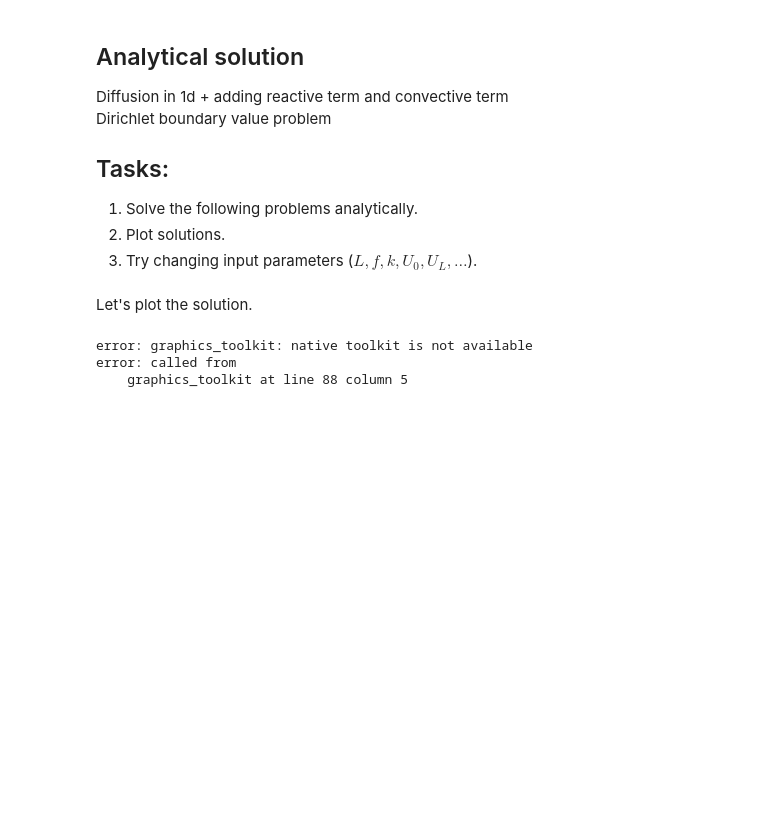
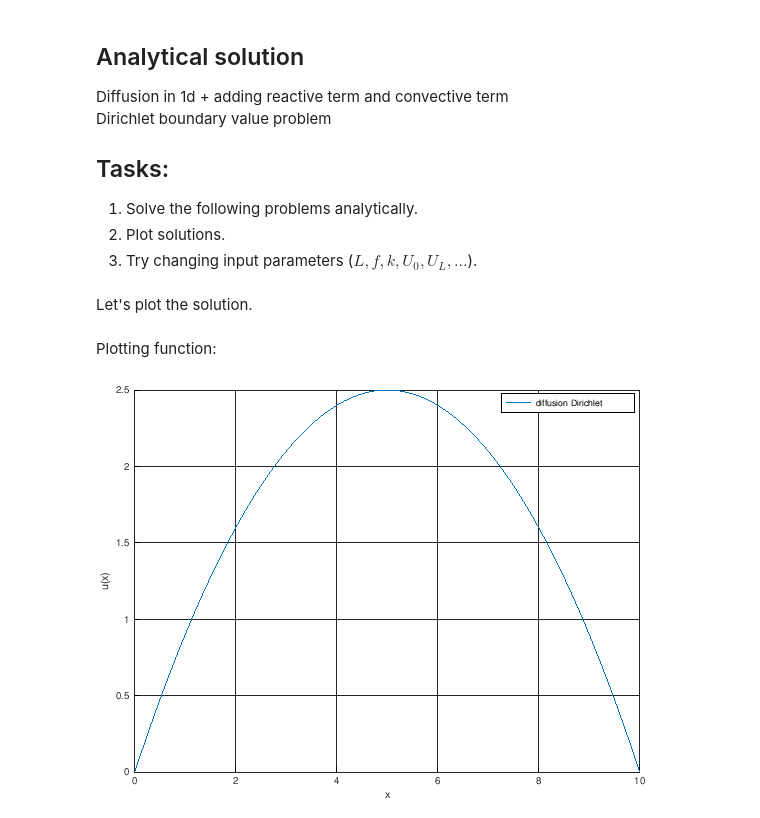
Before and after one commit to dom0015/FEM_Octave, a Jupyter notebook: solutions/Exercise02a_eng_analytical_Dirichlet.ipynb, the cells around one changed output. Saved outputs shown, nothing was run; the diff lists cells and outputs as text; code cells hidden in the pictures; blank space fills up the shorter version.

```diff
--- a/solutions/Exercise02a_eng_analytical_Dirichlet.ipynb
+++ b/solutions/Exercise02a_eng_analytical_Dirichlet.ipynb
@@ -28,15 +24,24 @@ legend_items{end+1}='diffusion Dirichlet'; % append legend
+# %%
+solution_items={u}; % create cell of solution handles
+legend_items={'diffusion Dirichlet'}; % create cell of legends
+x=linspace(0,L,100); % points of visualization
+# %% [markdown]
+Plotting function:
 # %%
-%plot native
-figure(1); hold on      % empty figure
-plot(x,u(x))            % plot of the analytical solution
-legend(legend_items);   % show legend
-grid on
-xlabel('x')
-ylabel('u(x)')
+function plot_solutions(x,sol,leg)
+    figure; hold on
+    for i=1:length(sol)
+        plot(x,sol{i}(x))
+    end
+    legend(leg);   % show legend
+    grid on
+    xlabel('x')
+    ylabel('u(x)')
+end
-# %% [output]
-error: graphics_toolkit: native toolkit is not available
-error: called from
-    graphics_toolkit at line 88 column 5
+# %%
+plot_solutions(x,solution_items,legend_items)
+# %% [output]
+[figure, added]
 # %%
 %% Diffusion with Dirichlet boundary conditions + reaction
 %   -k*u''(x)+k0*u(x)=g     in (0,L)
```
Also changed, not shown: parts of 4 cells of this notebook, 3 other files.
